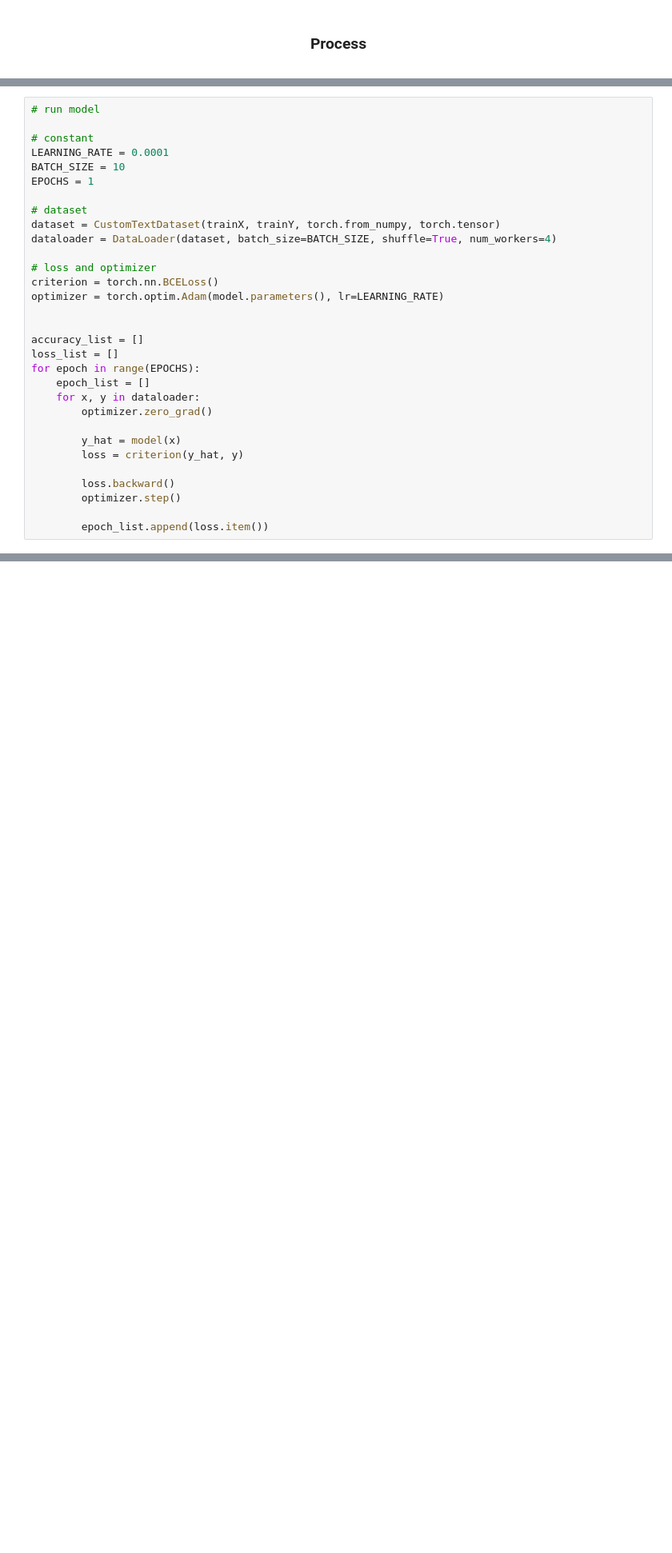
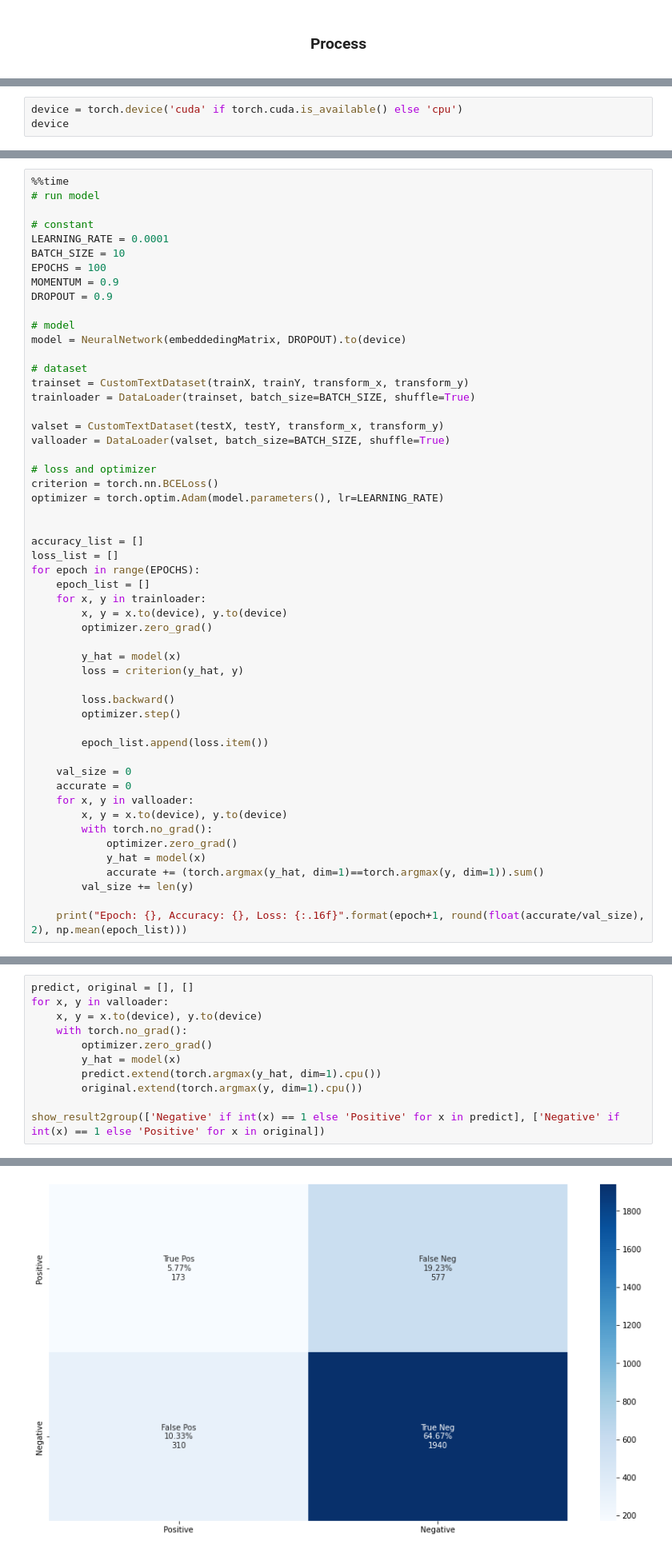
Before and after one commit to harizjet/SubjectSentimentModelling, a Jupyter notebook: exploring/exploring5.ipynb, the cells around one changed output, grey strips where cells are left out. Shown at 80% size. Saved outputs shown, nothing was run; the diff lists cells and outputs as text; blank space fills up the shorter version.

Commit message:
get result

```diff
--- a/exploring/exploring5.ipynb
+++ b/exploring/exploring5.ipynb
@@ -756,0 +782,3 @@ tensor([0.5389, 0.4747], grad_fn=<SigmoidBackward0>)
+# %%
+device = torch.device('cuda' if torch.cuda.is_available() else 'cpu')
+device
@@ -757,14 +787,23 @@ tensor([0.5389, 0.4747], grad_fn=<SigmoidBackward0>)
 # %%
+%%time
 # run model
 
 # constant
 LEARNING_RATE = 0.0001
 BATCH_SIZE = 10
-EPOCHS = 1
+EPOCHS = 100
+MOMENTUM = 0.9
+DROPOUT = 0.9
+
+# model
+model = NeuralNetwork(embeddedingMatrix, DROPOUT).to(device)
 
 # dataset
-dataset = CustomTextDataset(trainX, trainY, torch.from_numpy, torch.tensor)
-dataloader = DataLoader(dataset, batch_size=BATCH_SIZE, shuffle=True, num_workers=4)
+trainset = CustomTextDataset(trainX, trainY, transform_x, transform_y)
+trainloader = DataLoader(trainset, batch_size=BATCH_SIZE, shuffle=True)
+
+valset = CustomTextDataset(testX, testY, transform_x, transform_y)
+valloader = DataLoader(valset, batch_size=BATCH_SIZE, shuffle=True)
 
 # loss and optimizer
 criterion = torch.nn.BCELoss()
@@ -775,7 +814,8 @@ accuracy_list = []
 loss_list = []
 for epoch in range(EPOCHS):
     epoch_list = []
-    for x, y in dataloader:
+    for x, y in trainloader:
+        x, y = x.to(device), y.to(device)
         optimizer.zero_grad()
 
         y_hat = model(x)
@@ -785,3 +825,15 @@ for epoch in range(EPOCHS):
         optimizer.step()
 
         epoch_list.append(loss.item())
+
+    val_size = 0
+    accurate = 0
+    for x, y in valloader:
+        x, y = x.to(device), y.to(device)
+        with torch.no_grad():
+            optimizer.zero_grad()
+            y_hat = model(x)
+            accurate += (torch.argmax(y_hat, dim=1)==torch.argmax(y, dim=1)).sum()
+        val_size += len(y)
+
+    print("Epoch: {}, Accuracy: {}, Loss: {:.16f}".format(epoch+1, round(float(accurate/val_size), 2), np.mean(epoch_list)))
@@ -787,0 +858,12 @@ for epoch in range(EPOCHS):
+# %%
+predict, original = [], []
+for x, y in valloader:
+    x, y = x.to(device), y.to(device)
+    with torch.no_grad():
+        optimizer.zero_grad()
+        y_hat = model(x)
+        predict.extend(torch.argmax(y_hat, dim=1).cpu())
+        original.extend(torch.argmax(y, dim=1).cpu())
+
+show_result2group(['Negative' if int(x) == 1 else 'Positive' for x in predict], ['Negative' if int(x) == 1 else 'Positive' for x in original])
+# %% [output]
@@ -787,0 +878 @@ for epoch in range(EPOCHS):
+[figure, added]
```
Also changed, not shown: parts of 17 cells of this notebook.
